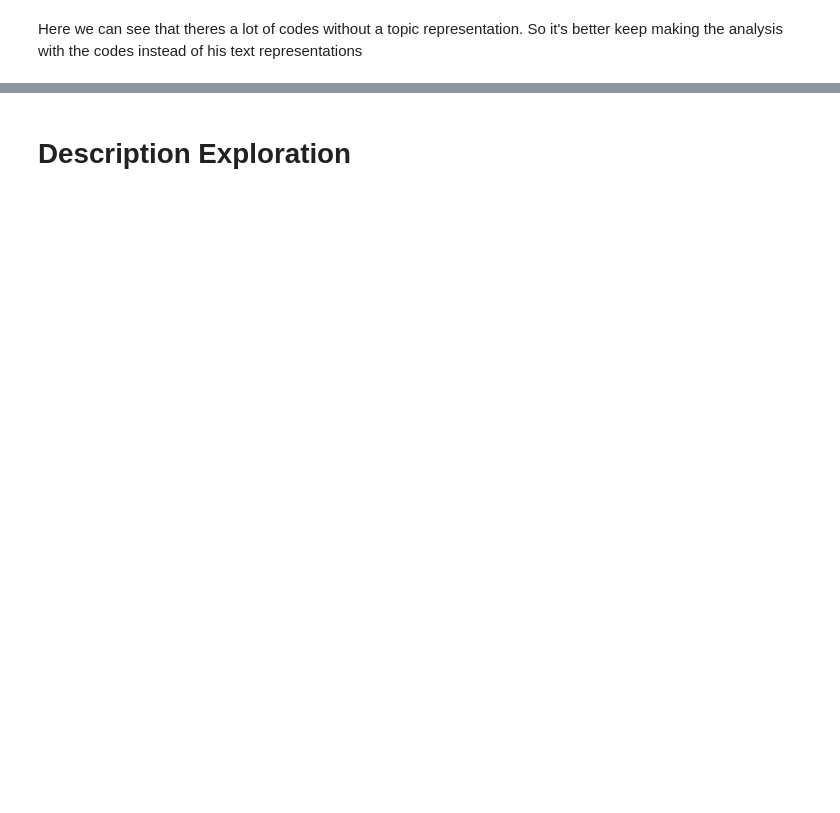
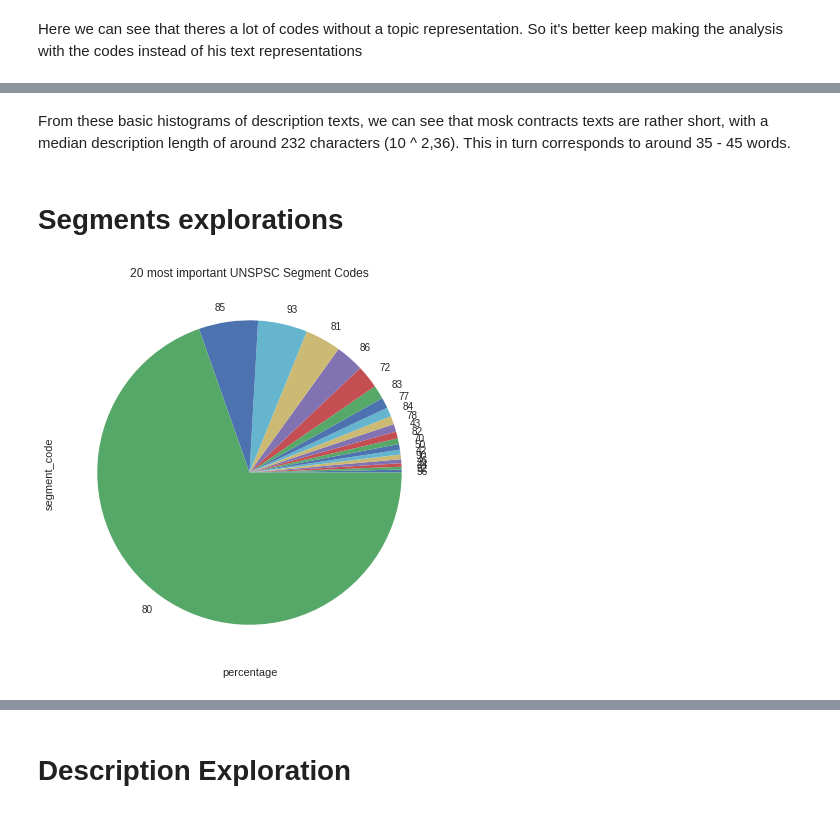
Before and after one commit to Dalperdomoe/compra_eficiente_unspsc_codes_nlp, a Jupyter notebook: notebooks/2.0-dape-data_exploration.ipynb, the cells around one changed output, grey strips where cells are left out. Saved outputs shown, nothing was run; the diff lists cells and outputs as text; code cells hidden in the pictures; blank space fills up the shorter version.

```diff
--- a/notebooks/2.0-dape-data_exploration.ipynb
+++ b/notebooks/2.0-dape-data_exploration.ipynb
@@ -140,0 +173,12 @@ Here we can see that theres a lot of codes without a topic representation. So it
+# %% [markdown]
+From these basic histograms of description texts, we can see that mosk contracts texts are rather short, with a median description length of around 232 characters (10 ^ 2,36). This in turn corresponds to around 35 - 45 words.
+# %% [markdown]
+# Segments explorations
+# %%
+plt.figure(figsize=(10,7))
+plt.title('20 most important UNSPSC Segment Codes')
+plt.ylabel('Segment Codes')
+plt.xlabel('percentage')
+(100*df_sample.segment_code.value_counts(normalize=True)).iloc[:20].sort_values().plot(kind = 'pie');
+# %% [output]
+[figure, added]
```
Also changed, not shown: parts of 35 cells of this notebook.
